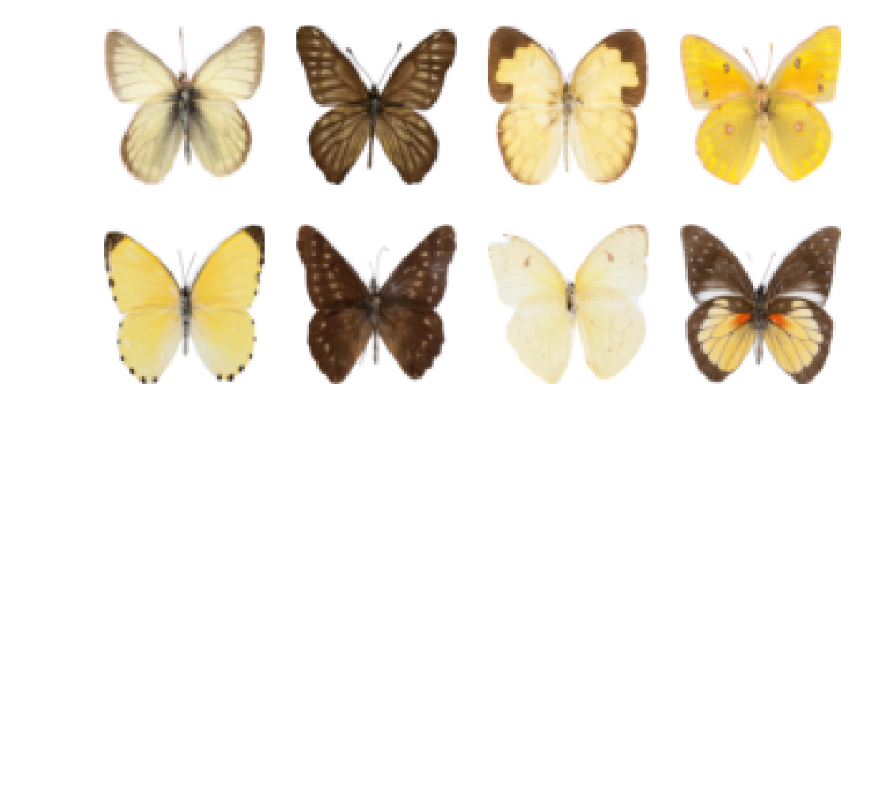
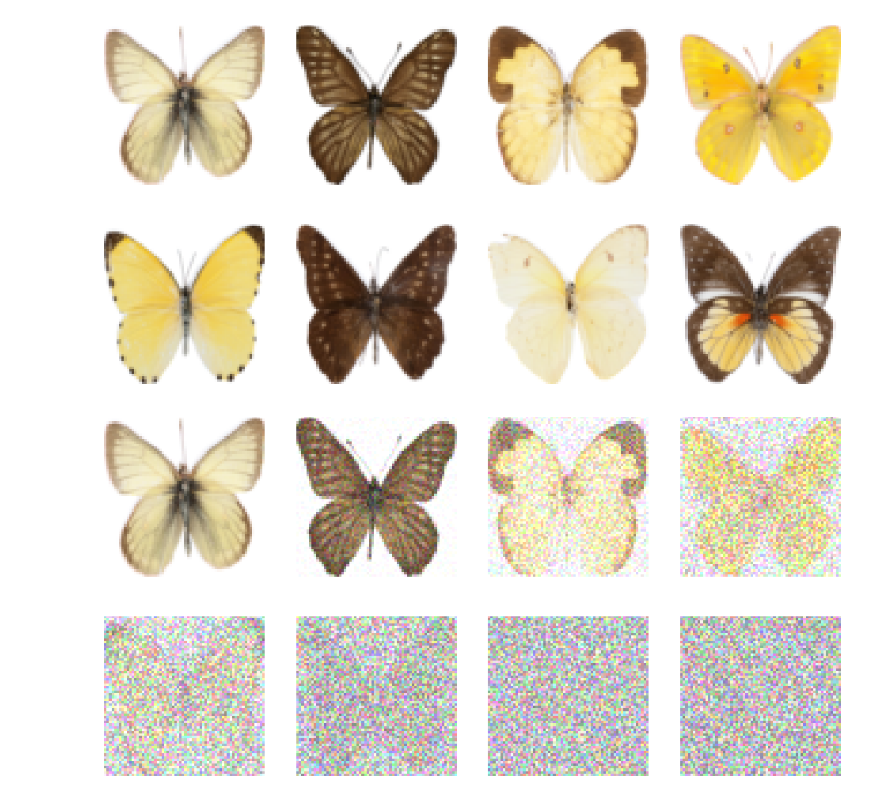
Before and after one commit to hyakuroume/Generative_AI, a Jupyter notebook: 04_diffusion_model.ipynb, the cells around one changed output. Drawn from its saved outputs; the diff is of its cells as text; code cells hidden in the pictures; blank space fills up the shorter version.

```diff
--- a/04_diffusion_model.ipynb
+++ b/04_diffusion_model.ipynb
@@ -139,3 +139,21 @@ batch = next(iter(train_dataloader))
 show_images(batch["images"][:8] * 0.5 + 0.5)
 # %% [output]
 [figure]
+# %%
+# ノイズの付加
+from diffusers import DDPMScheduler
+
+scheduler = DDPMScheduler(
+    num_train_timesteps=1000, beta_start=0, beta_end=0.02
+)
+
+# タイムステップの作成(0~999を８分割)
+timesteps = torch.linspace(0, 999, 8).long()
+
+# データセットから画像を読み込みノイズを付加
+x = batch["images"][:8]
+noise = torch.rand_like(x)
+noised_x = scheduler.add_noise(x, noise, timesteps)
+show_images((noised_x * 0.5 + 0.5).clip(0, 1))
+# %% [output]
+[figure, added]
```
